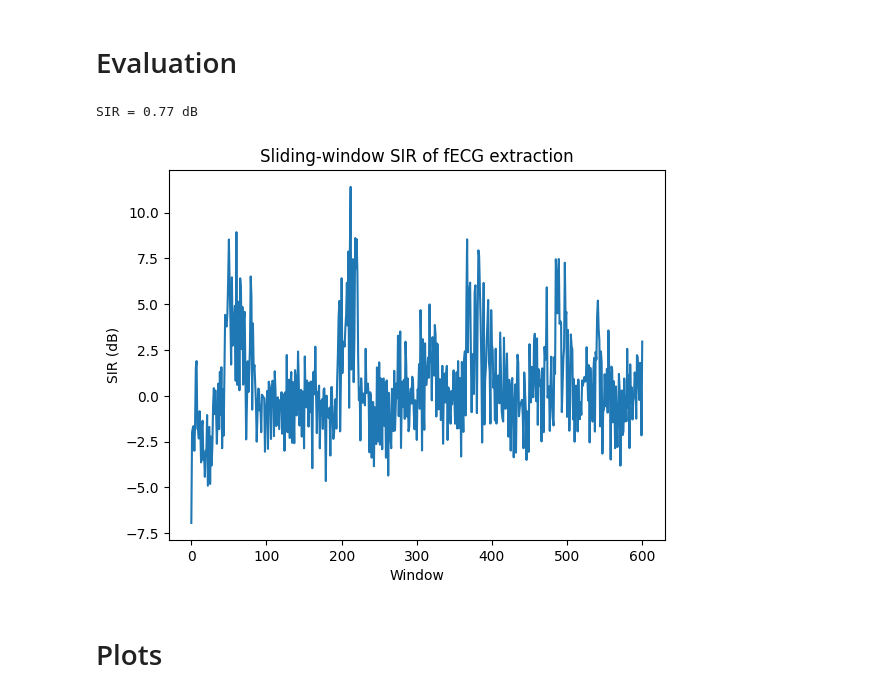
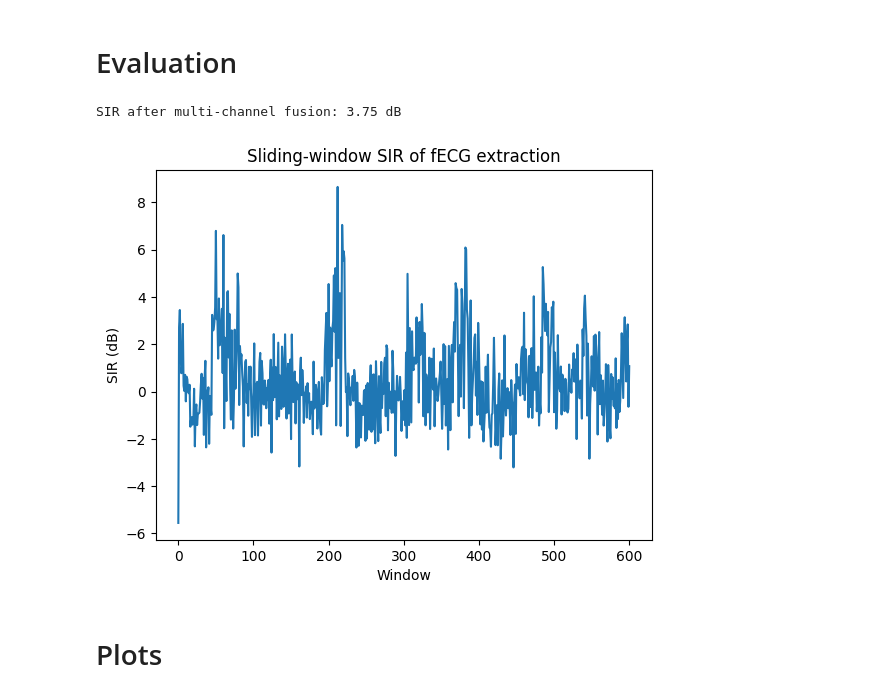
Before and after one commit to Salekin-13/fECG_extraction, a Jupyter notebook: test.ipynb, the cells around one changed output. Cells and saved outputs as stored; diff of their text form; code cells hidden in the pictures.

Commit message:
used multichannel abdominal signals

```diff
--- a/test.ipynb
+++ b/test.ipynb
@@ -70,0 +82,3 @@ for n in range(L, len(chest)):
+# %%
+outputs_array = np.vstack(outputs)  # shape (5, num_samples)
+fetal_signal = np.mean(outputs_array, axis=0)
@@ -71,42 +90,44 @@ for n in range(L, len(chest)):
 # %% [markdown]
 # Evaluation
-# %%
-def compute_SIR(fetal_signal, abdominal_signal):
-    """
-    Compute Signal-to-Interference Ratio (SIR) in dB.
-
-    fetal_signal: estimated fECG from RLS (1D array)
-    abdominal_signal: original abdominal channel used (1D array, same length as fetal_signal)
-    """
-    residual_mECG = abdominal_signal - fetal_signal
-
-    power_fetal = np.sum(fetal_signal ** 2)
-    power_residual = np.sum(residual_mECG ** 2)
-
-    SIR_dB = 10 * np.log10(power_fetal / power_residual)
-    return SIR_dB
-
-# Example usage:
-SIR = compute_SIR(output, abd[L:])
-print(f"SIR = {SIR:.2f} dB")
-# %% [output]
-SIR = 0.77 dB
+# %%
+# outputs_array.shape = (5, num_samples)
+# fetal_signal from PCA/averaging
+fetal_signal = fetal_signal.flatten()  # ensure 1D
+abdominal_signal = abd2[L:]
+#abdominal_signal = np.mean(outputs_array, axis=0).flatten()  # or pick one channel for reference
+# %%
+def compute_SIR(fetal_signal, abdominal_signal):
+    fetal_signal = np.array(fetal_signal).flatten()
+    abdominal_signal = np.array(abdominal_signal).flatten()
+
+    residual_mECG = abdominal_signal - fetal_signal  # maternal ECG leftover
+
+    power_fetal = np.sum(fetal_signal ** 2)
+    power_residual = np.sum(residual_mECG ** 2)
+
+    SIR_dB = 10 * np.log10(power_fetal / power_residual)
+    return SIR_dB
+
+SIR = compute_SIR(fetal_signal, abdominal_signal)
+print(f"SIR after multi-channel fusion: {SIR:.2f} dB")
+# %% [output]
+SIR after multi-channel fusion: 3.75 dB
 # %%
 window = 1000  # samples (~1 sec if fs=1kHz)
 SIR_windows = []
 
 for start in range(0, len(output), window):
     end = min(start + window, len(output))
-    SIR_windows.append(compute_SIR(output[start:end], abd[L+start:L+end]))
+    SIR_windows.append(compute_SIR(output[start:end], abd1[L+start:L+end]))
 
 
 plt.plot(SIR_windows)
 plt.xlabel('Window')
 plt.ylabel('SIR (dB)')
 plt.title('Sliding-window SIR of fECG extraction')
 plt.show()
 # %% [output]
-[figure, old version]
+[figure, new version]
 # %% [markdown]
 # Plots
 # %%
```
Also changed, not shown: parts of 9 cells of this notebook, 1 other file.
